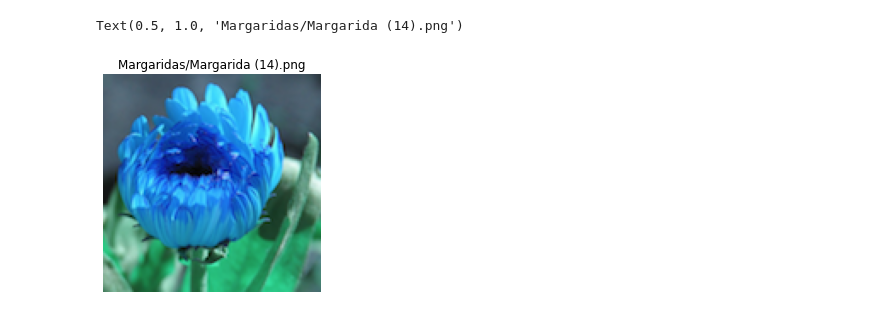
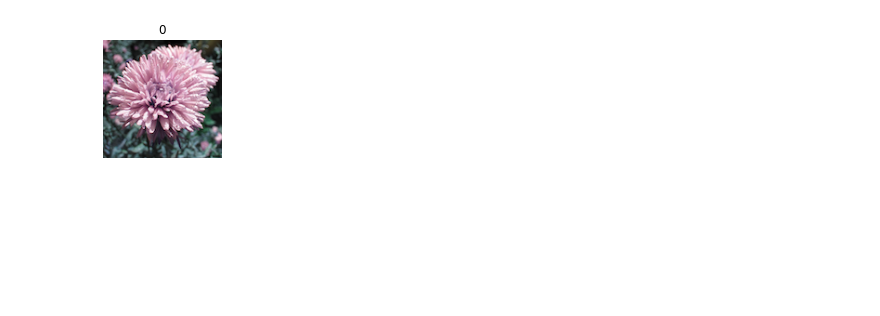
Before and after one commit to Fernanda101704/Basededados, a Jupyter notebook: Projeto_2_RN.ipynb, the cells around one changed output. Drawn from its saved outputs; the diff is of its cells as text; code cells hidden in the pictures; blank space fills up the shorter version.

```diff
--- a/Projeto_2_RN.ipynb
+++ b/Projeto_2_RN.ipynb
@@ -56,2 +93,14 @@ for yy in y_names:
+# %%
+# view some images from the train_ds
+num,cols,dim = np.array(X_test[0]).shape
+plt.figure(figsize=(10, 10))
+for i in range(1):
+  ax = plt.subplot(4, 4, i + 1)
+  kk = int(random.randrange(num))
+  plt.imshow(X_test[kk])
+  plt.title(Y_test[kk])
+  plt.axis("off")
+# %% [output]
+[figure, added]
 # %%
 # all images are load in variable x...
@@ -64,11 +113,8 @@ with zipfile.ZipFile(FILE, "r") as f:
         x.append(cv2.imread(name))
         #x.append(cv2.resize(cv2.imread(name),(64,64)))
 # %%
-Ind = 15
+Ind = 26
 img=plt.imread(img_name[Ind])
 plt.axis("off")
 plt.imshow(x[Ind])
 plt.title(img_name[Ind])
-# %% [output]
-Text(0.5, 1.0, 'Margaridas/Margarida (14).png')
-[figure, removed]
```
Also changed, not shown: parts of 11 cells of this notebook.
